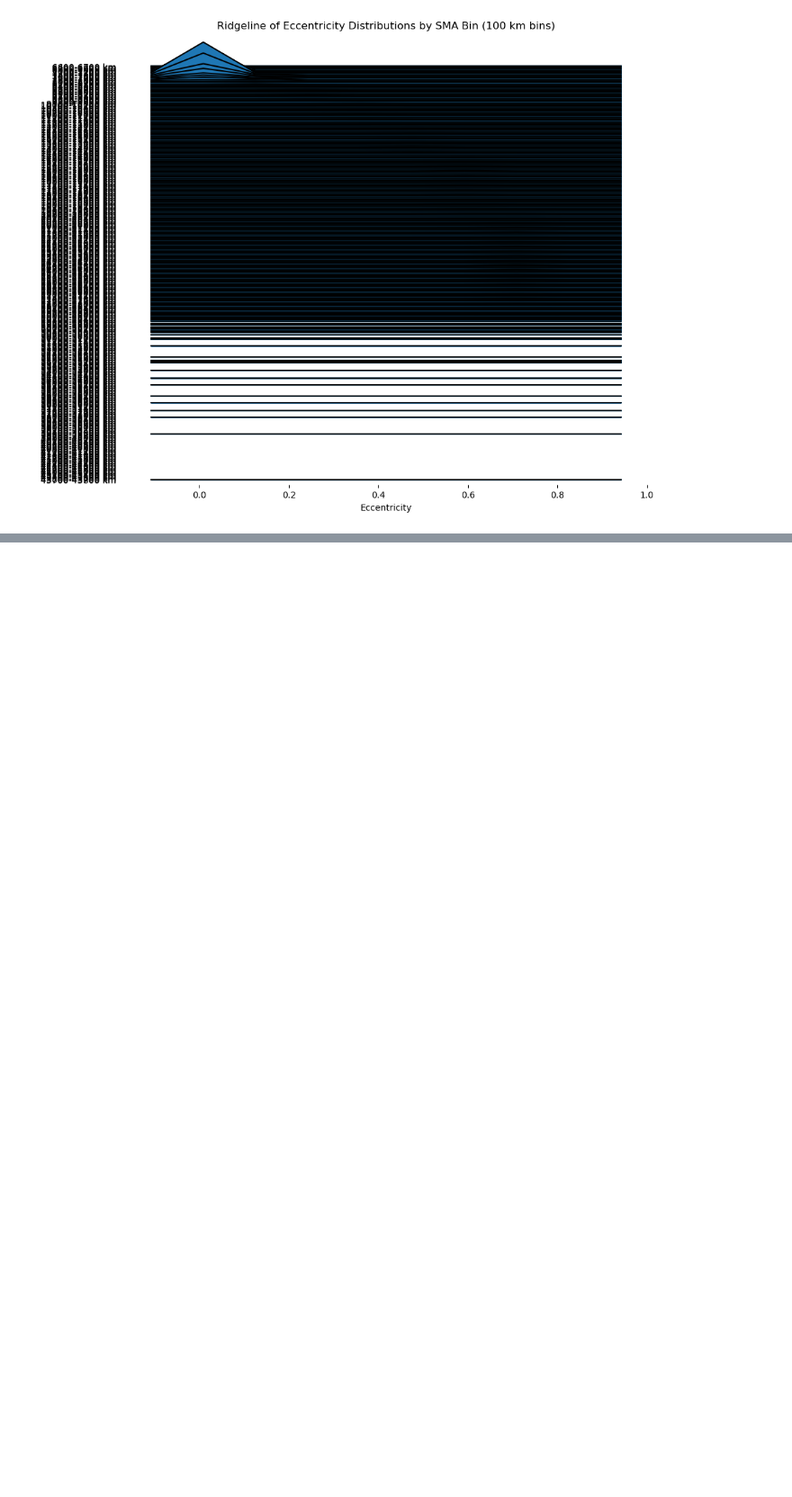
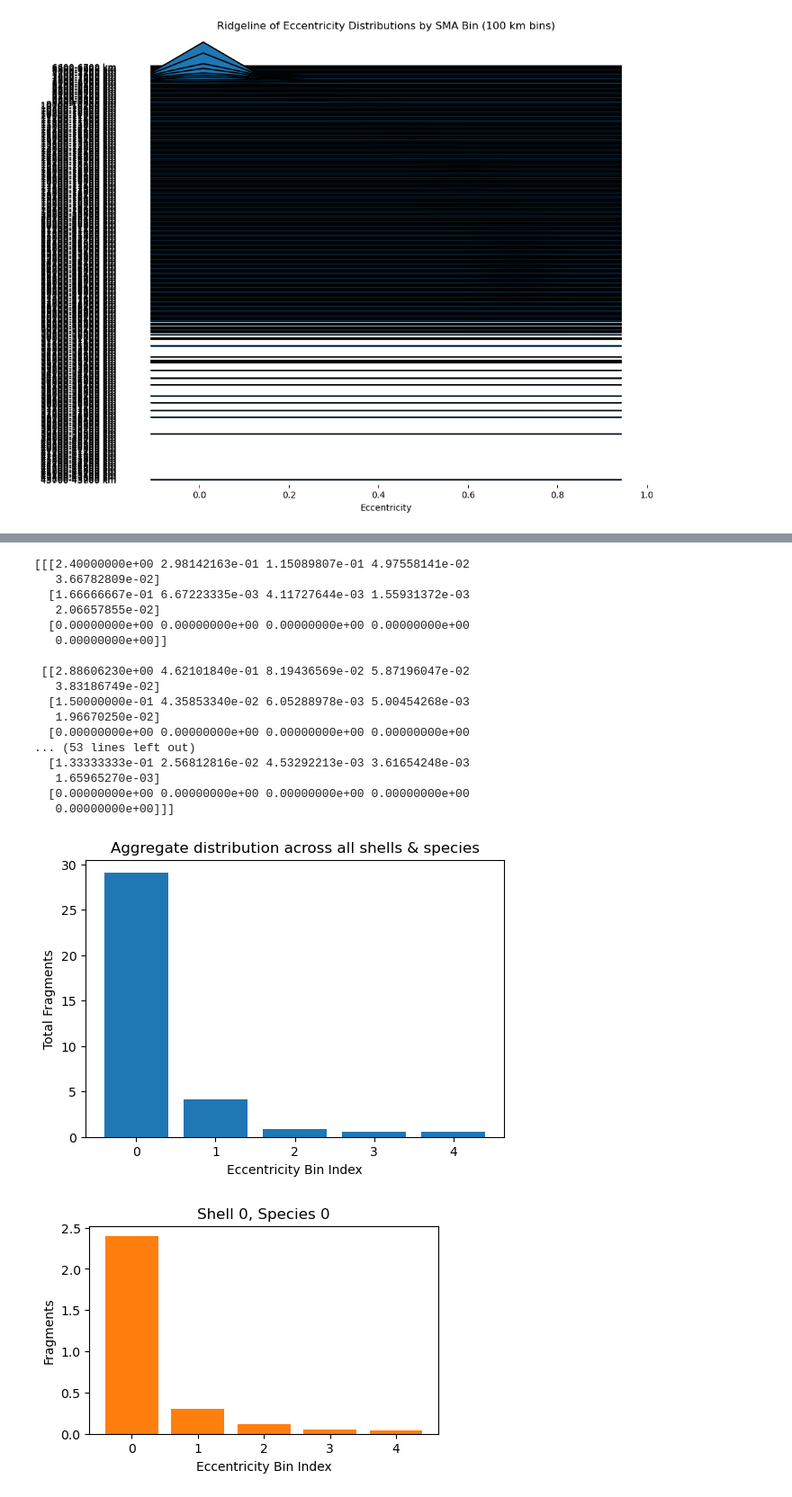
Before and after one commit to ARCLab-MIT/pyssem, a Jupyter notebook: pyssem/elliptical_launch.ipynb, the cells around one changed output, grey strips where cells are left out. Shown at 90% size. Cells and saved outputs as stored; diff of their text form; code cells hidden in the pictures; blank space fills up the shorter version.

Commit message:
updating the fragments will a collision_pair that has distribution in sd and ecc_distribution

```diff
--- a/pyssem/elliptical_launch.ipynb
+++ b/pyssem/elliptical_launch.ipynb
@@ -458,0 +461,6 @@ plt.show()
+# %%
+import pickle
+
+# load the scenario properties file
+with open('../scenario-properties-baseline-collision.pkl', 'rb') as f:
+    scenario_properties = pickle.load(f)
@@ -458,0 +539,68 @@ plt.show()
+# %%
+import numpy as np
+import matplotlib.pyplot as plt
+
+# pick a species‐pair
+sp = scenario_properties.collision_pairs[1]
+
+# 1) your 2-D pieces
+fragments_sd    = sp.fragments_sd            # shape (S,D)
+ecc_sde         = sp.ecc_distribution_sde    # shape (S,D,E)
+
+# 2) reconstruct the full 3-D cube
+full_dist = fragments_sd[:, :, None] * ecc_sde   # → (S, D, E)
+
+print(full_dist)
+
+S, D, E = full_dist.shape
+bins = np.arange(E)
+
+# 3) Example: aggregate over all shells & species → a single E-distribution
+agg_all = full_dist.sum(axis=(0,1))    # shape (E,)
+plt.figure(figsize=(6,4))
+plt.bar(bins, agg_all, color='C0')
+plt.xlabel("Eccentricity Bin Index")
+plt.ylabel("Total Fragments")
+plt.title("Aggregate distribution across all shells & species")
+plt.show()
+
+# 4) Example: show distribution for a fixed (shell, species)
+s, d = 0, 0
+plt.figure(figsize=(5,3))
+plt.bar(bins, full_dist[s, d, :], color='C1')
+plt.xlabel("Eccentricity Bin Index")
+plt.ylabel("Fragments")
+plt.title(f"Shell {s}, Species {d}")
+plt.show()
+
+# 5) Example: for one shell, show each species side by side
+s = 0
+fig, axs = plt.subplots(1, D, figsize=(4*D,3), sharey=True)
+for d in range(D):
+    axs[d].bar(bins, full_dist[s, d, :], color=f'C{d}')
+    axs[d].set_title(f"sp #{d}")
+    axs[d].set_xlabel("E-bin")
+axs[0].set_ylabel("Fragments")
+fig.suptitle(f"Shell {s} per-species distributions")
+plt.tight_layout()
+plt.show()
+# %% [output]
+[[[2.40000000e+00 2.98142163e-01 1.15089807e-01 4.97558141e-02
+   3.66782809e-02]
+  [1.66666667e-01 6.67223335e-03 4.11727644e-03 1.55931372e-03
+   2.06657855e-02]
+  [0.00000000e+00 0.00000000e+00 0.00000000e+00 0.00000000e+00
+   0.00000000e+00]]
+
+ [[2.88606230e+00 4.62101840e-01 8.19436569e-02 5.87196047e-02
+   3.83186749e-02]
+  [1.50000000e-01 4.35853340e-02 6.05288978e-03 5.00454268e-03
+   1.96670250e-02]
+  [0.00000000e+00 0.00000000e+00 0.00000000e+00 0.00000000e+00
+... (53 lines left out)
+  [1.33333333e-01 2.56812816e-02 4.53292213e-03 3.61654248e-03
+   1.65965270e-03]
+  [0.00000000e+00 0.00000000e+00 0.00000000e+00 0.00000000e+00
+   0.00000000e+00]]]
+[figure, added]
+[figure, added]
```
Also changed, not shown: parts of 5 cells of this notebook, 2 other files.
